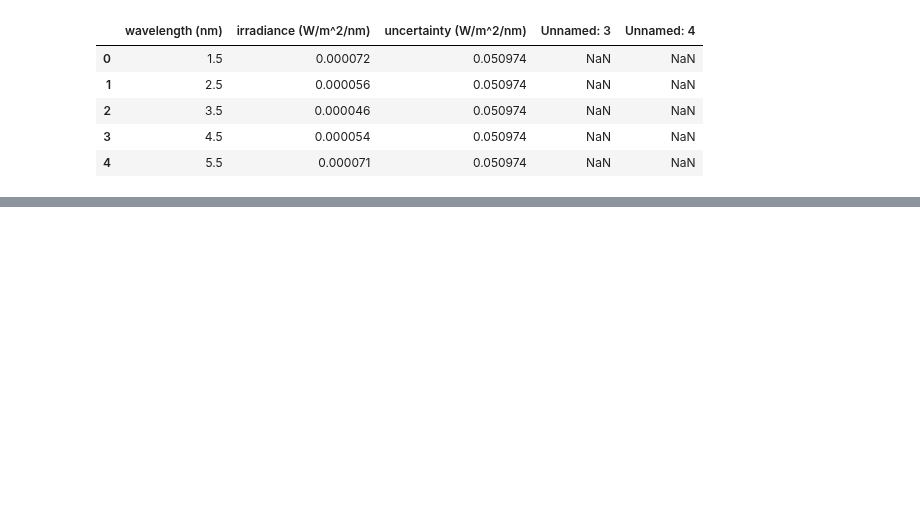
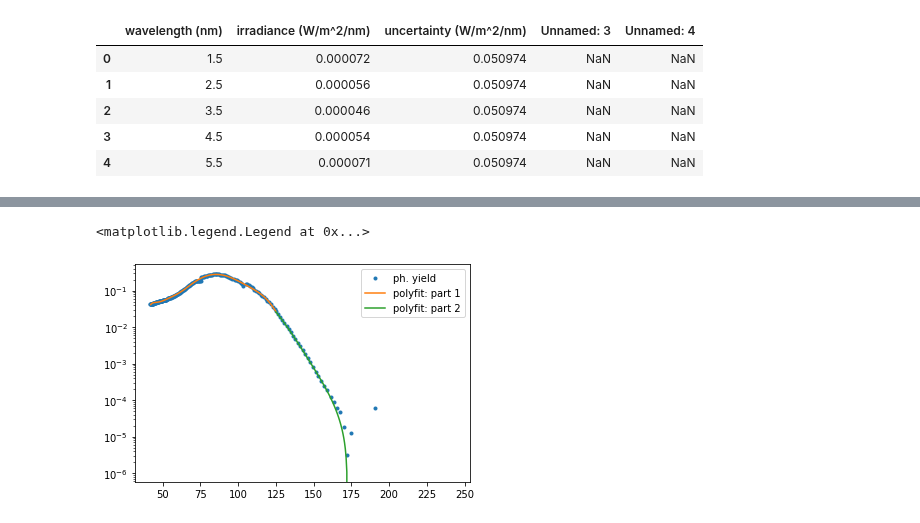
Before and after one commit to sebastiankalos/Elettra_data, a Jupyter notebook: phe_flux.ipynb, the cells around one changed output, grey strips where cells are left out. Drawn from its saved outputs; the diff is of its cells as text; code cells hidden in the pictures; blank space fills up the shorter version.

```diff
--- a/phe_flux.ipynb
+++ b/phe_flux.ipynb
@@ -22,0 +83,18 @@ plt.yscale("log")
+# %%
+lambda_min = 42
+lambda_thresh = 125
+lambda_max = 175
+
+x1 = np.linspace(lambda_min,lambda_thresh,100)
+x2 = np.linspace(lambda_thresh,lambda_max,100)
+TEY_fit_1 = np.poly1d(np.polyfit(convert_eV_to_nm(ITO_MLI_1_90_E)[40:],ITO_MLI_1_90_TEY[40:],deg=11))
+TEY_fit_2 = np.poly1d(np.polyfit(convert_eV_to_nm(ITO_MLI_1_90_E)[:40],ITO_MLI_1_90_TEY[:40],deg=11))
+
+plt.plot(convert_eV_to_nm(ITO_MLI_1_90_E),ITO_MLI_1_90_TEY,'.',label='ph. yield')
+plt.plot(x1,TEY_fit_1(x1),label='polyfit: part 1')
+plt.plot(x2,TEY_fit_2(x2),label='polyfit: part 2')
+plt.yscale("log")
+plt.legend()
+# %% [output]
+<matplotlib.legend.Legend at 0x...>
+[figure, added]
```
Also changed, not shown: parts of 10 cells of this notebook, 2 other files.
